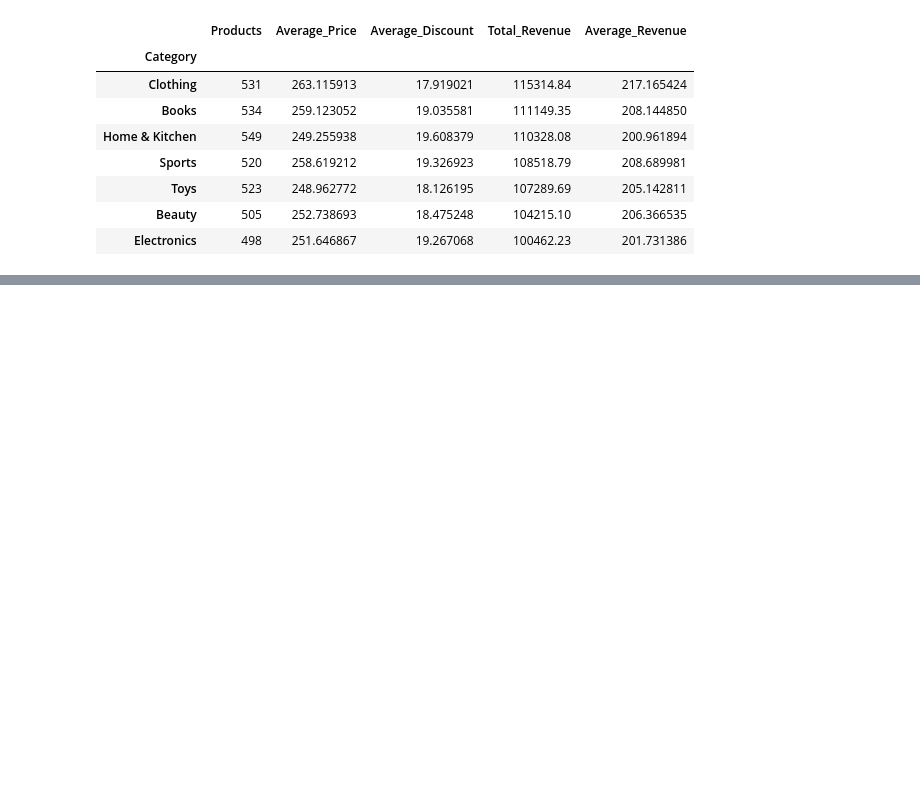
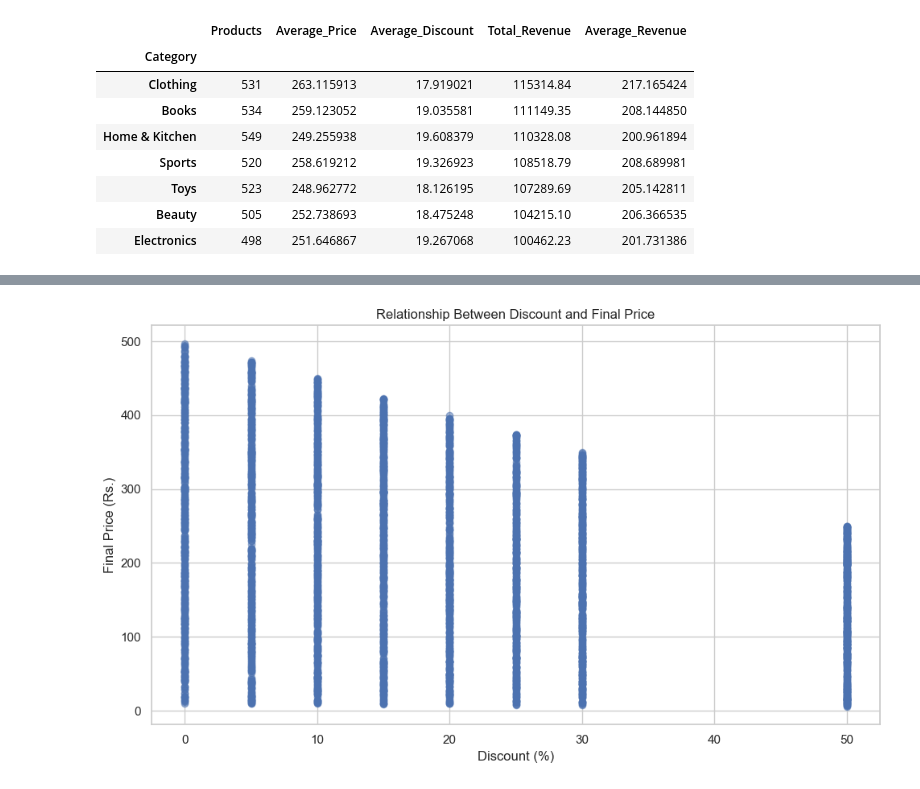
Before and after one commit to lomboto05-commits/eCommerce-customer-analytics, a Jupyter notebook: ecomemerce_customer_analytics.ipynb, the cells around one changed output, grey strips where cells are left out. Saved outputs shown, nothing was run; the diff lists cells and outputs as text; code cells hidden in the pictures; blank space fills up the shorter version.

```diff
--- a/ecomemerce_customer_analytics.ipynb
+++ b/ecomemerce_customer_analytics.ipynb
@@ -521,0 +567,17 @@ display(category_performance)
+# %%
+plt.figure(figsize=(10, 6))
+
+plt.scatter(
+    df["Discount (%)"],
+    df["Final_Price(Rs.)"],
+    alpha=0.5
+)
+
+plt.title("Relationship Between Discount and Final Price")
+plt.xlabel("Discount (%)")
+plt.ylabel("Final Price (Rs.)")
+
+plt.tight_layout()
+plt.show()
+# %% [output]
+[figure, added]
```
Also changed, not shown: parts of 3 cells of this notebook.
